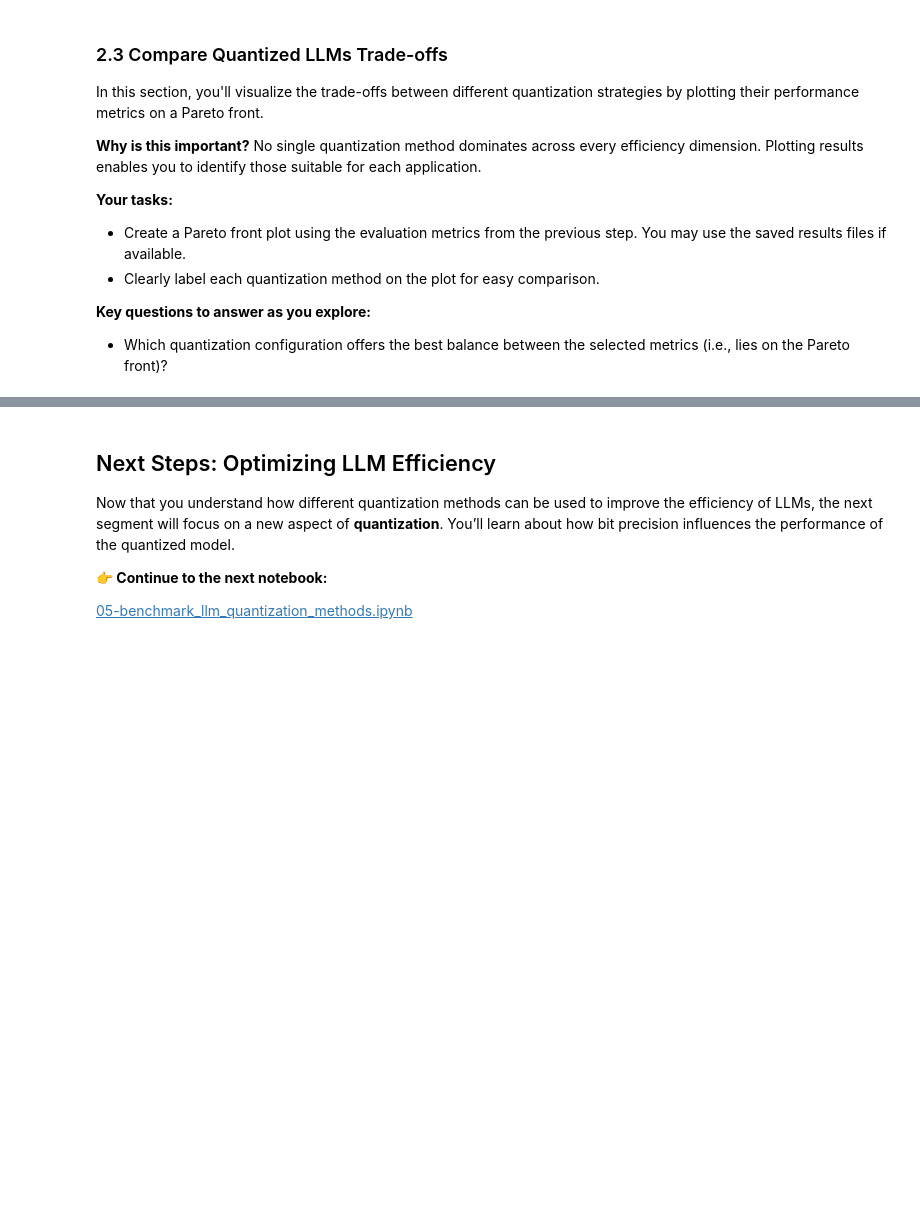
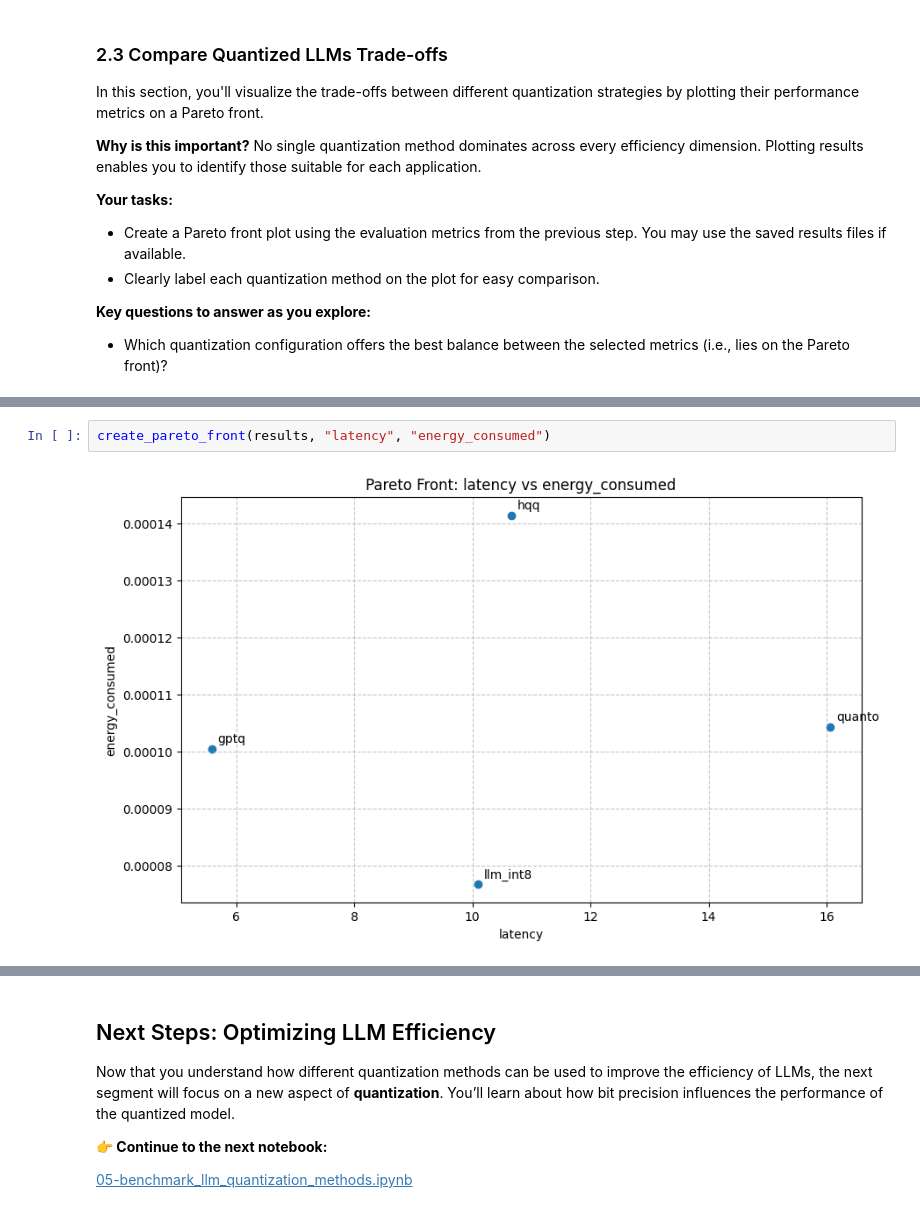
Before and after one commit to PrunaAI/ai-efficiency-courses, a Jupyter notebook: solutions/04-benchmark_llm_quantization_methods.ipynb, the cells around one changed output, grey strips where cells are left out. Saved outputs shown, nothing was run; the diff lists cells and outputs as text; blank space fills up the shorter version.

```diff
--- a/solutions/04-benchmark_llm_quantization_methods.ipynb
+++ b/solutions/04-benchmark_llm_quantization_methods.ipynb
@@ -447,0 +369,4 @@ plot_pareto_front(evaluation_results, "total_time", "perplexity")
+# %%
+create_pareto_front(results, "latency", "energy_consumed")
+# %% [output]
+[figure, added]
```
Also changed, not shown: parts of 18 cells of this notebook, 5 other files.
